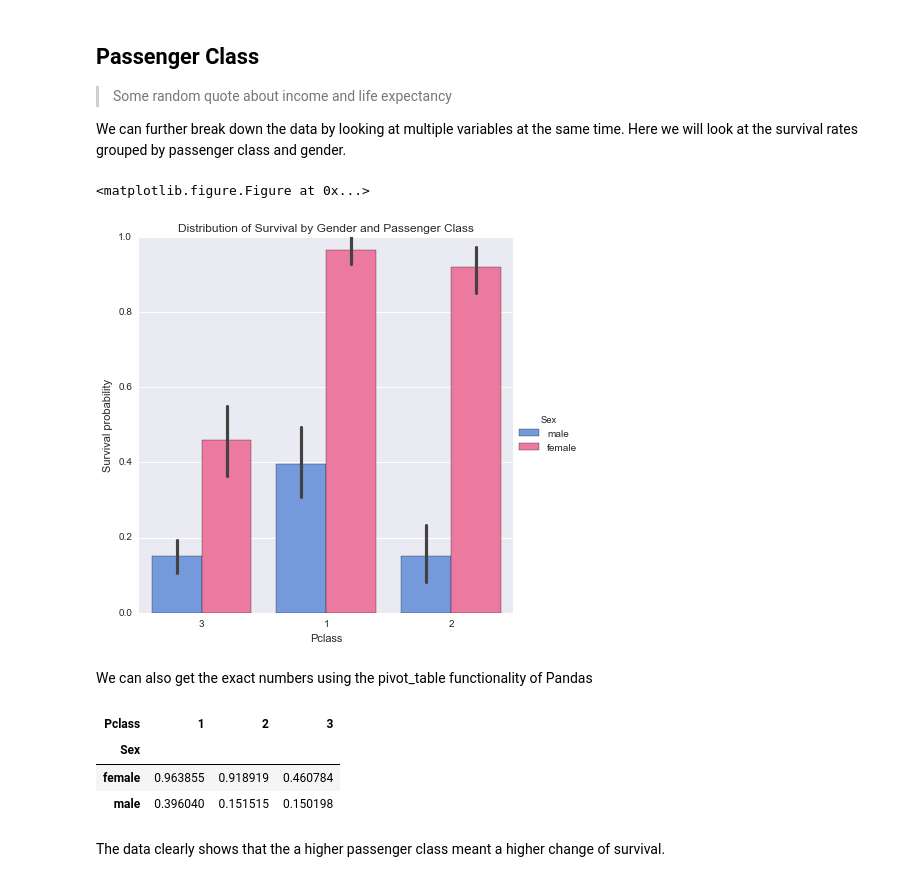
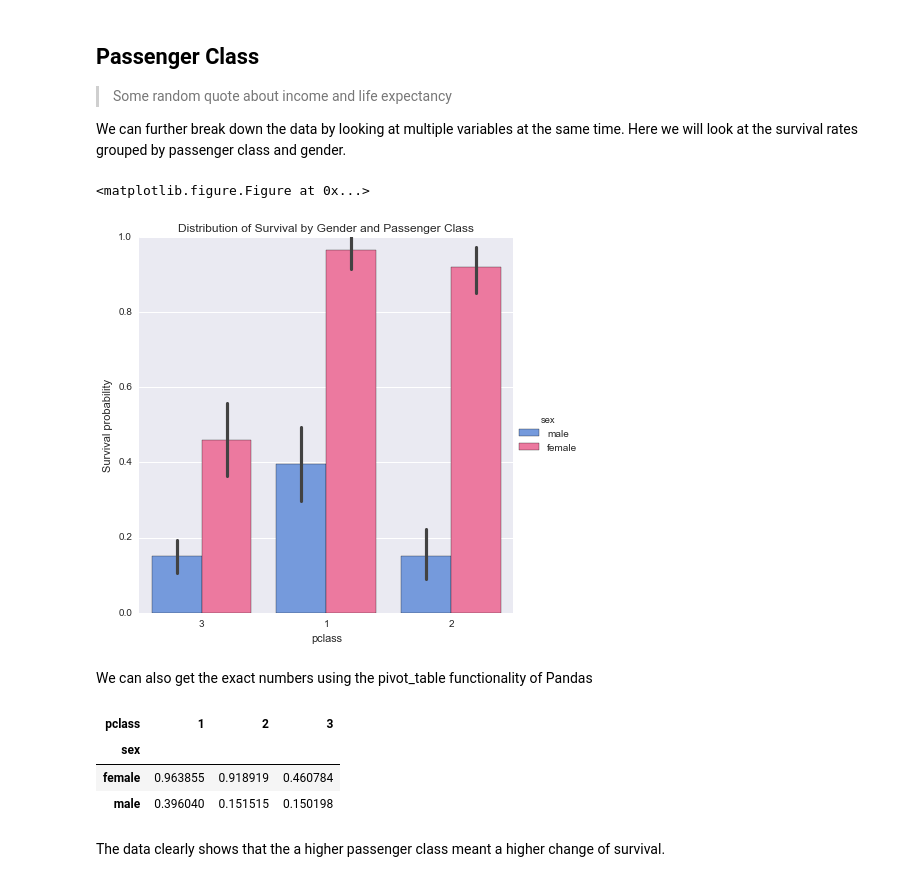
Before and after one commit to thomalm/kaggle, a Jupyter notebook: titanic/Titanic.ipynb, the cells around one changed output. Cells and saved outputs as stored; diff of their text form; code cells hidden in the pictures.

```diff
--- a/titanic/Titanic.ipynb
+++ b/titanic/Titanic.ipynb
@@ -72,9 +72,12 @@ dtype: int64
 # %% [markdown]
 Cabin seems to have a lot of missing values, so we drop it (for now).
 # %%
+# Lowercase all column names
+titanic.columns = [c.lower() for c in titanic.columns]
+
 # Let's keep only the complete records for visualization purposes
 df = titanic
-df = df.drop(['Cabin'], axis=1)
+df = df.drop(['cabin'], axis=1)
 df = df.dropna()
 # %% [markdown]
 Lets see how many rows we have left
@@ -170,20 +174,20 @@ As you can see females had a significantly higher change of surviving (75.29%) c
 We can further break down the data by looking at multiple variables at the same time. Here we will look at the survival rates grouped by passenger class and gender.
 # %%
 plt.figure(figsize=(6, 2))
-g = sns.factorplot(x="Pclass", y="Survived", hue="Sex", data=df,
+g = sns.factorplot(x="pclass", y="survived", hue="sex", data=df,
                    size=6, kind="bar", palette=pal)
 g.set_ylabels("Survival probability")
 plt.title("Distribution of Survival by Gender and Passenger Class");
 # %% [output]
 <matplotlib.figure.Figure at 0x...>
-[figure, old version]
+[figure, new version]
 # %% [markdown]
 We can also get the exact numbers using the pivot_table functionality of Pandas
 # %%
-df.pivot_table('Survived', index='Sex', columns='Pclass')
+df.pivot_table('survived', index='sex', columns='pclass')
 # %% [output]
-| Pclass | 1 | 2 | 3 |
-| Sex |  |  |  |
+| pclass | 1 | 2 | 3 |
+| sex |  |  |  |
 | female | 0.963855 | 0.918919 | 0.460784 |
 | male | 0.396040 | 0.151515 | 0.150198 |
 # %% [markdown]
```
Also changed, not shown: parts of 31 cells of this notebook.
